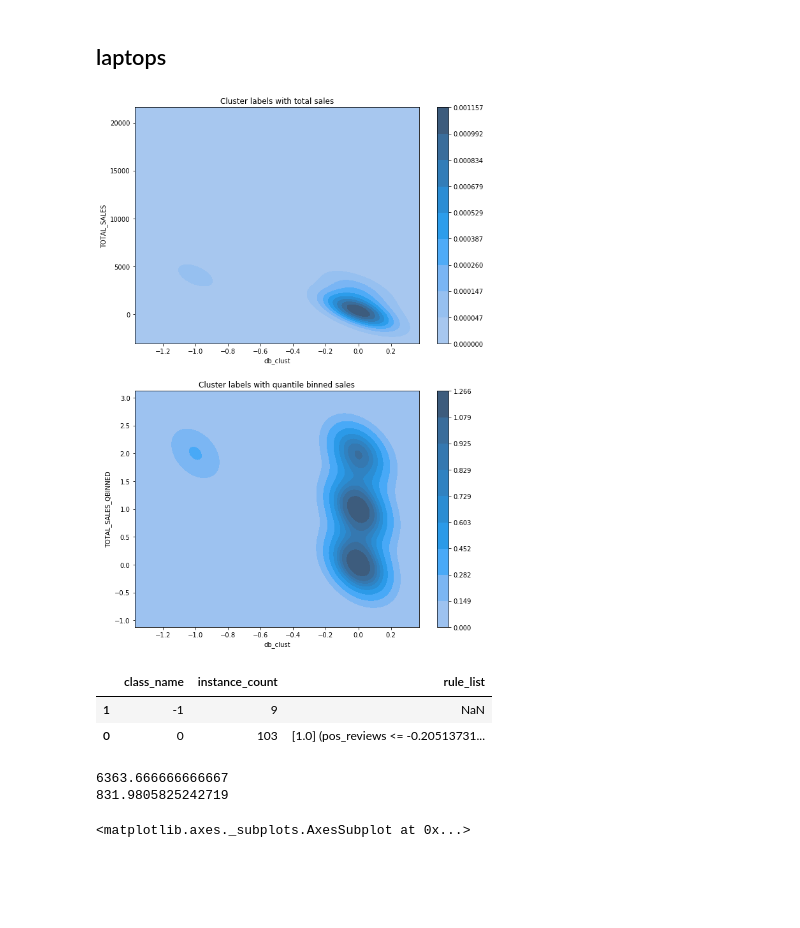
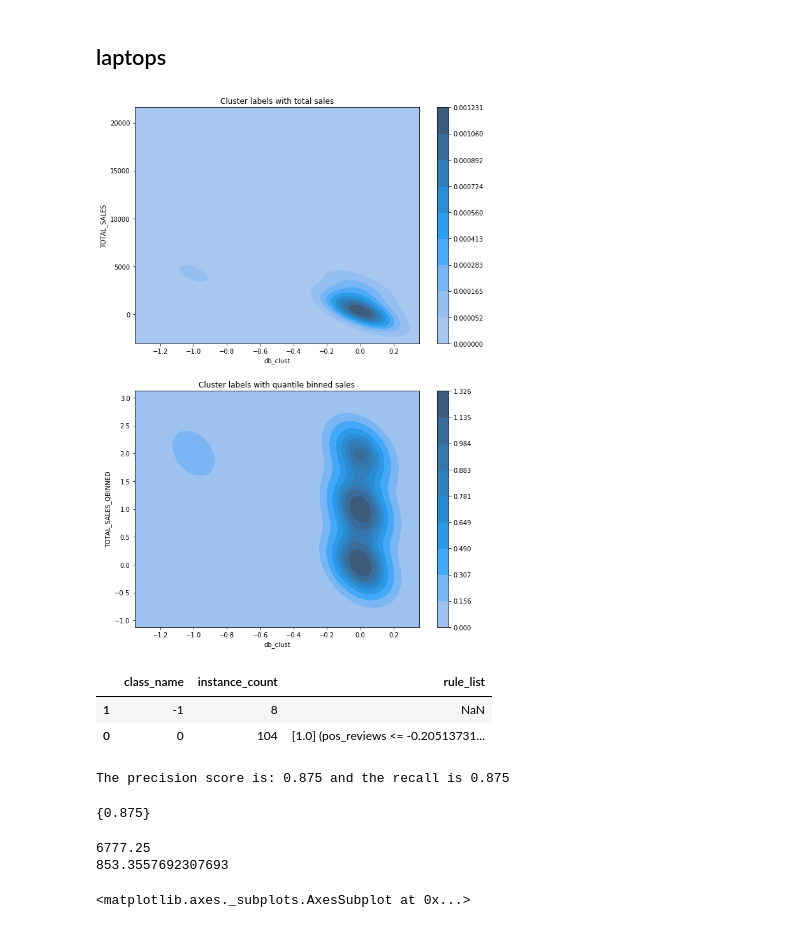
Before and after one commit to risdallseis/expenditure_prox, a Jupyter notebook: notebooks/modelling/DBscan_3f_all_cats_good_results.ipynb, the cells around one changed output. Saved outputs shown, nothing was run; the diff lists cells and outputs as text; code cells hidden in the pictures; blank space fills up the shorter version.

```diff
--- a/notebooks/modelling/DBscan_3f_all_cats_good_results.ipynb
+++ b/notebooks/modelling/DBscan_3f_all_cats_good_results.ipynb
@@ -193,24 +177,29 @@ def evaluate_clusters(
 ## laptops
 # %%
 lX['Rvol/%rec'] = lX['Rvol/%rec'].replace(np.nan, lX['Rvol/%rec'].median())
-dbscan_model = DBSCAN(eps=0.8, min_samples=(len(lX))/2)
+dbscan_model = DBSCAN(eps=0.8, min_samples=(len(lX))/4)
 db_clust = dbscan_model.fit_predict(lX[['no_reviews','Rvol/%rec','pos_reviews']])
 laptops['db_clust'] = pd.Series(db_clust, index=laptops.index)
 evaluate_clusters(laptops['db_clust'] ,laptops['TOTAL_SALES'],  laptops['TOTAL_SALES_QBINNED'])
 # %% [output]
-[figure, old version]
+[figure, new version]
 # %%
 cluster_intelligence.cluster_report(lX[['no_reviews','Rvol/%rec','pos_reviews']],db_clust)
 # %% [output]
 |  | class_name | instance_count | rule_list |
-| 1 | -1 | 9 | NaN |
-| 0 | 0 | 103 | [1.0] (pos_reviews <= -0.20513731... |
+| 1 | -1 | 8 | NaN |
+| 0 | 0 | 104 | [1.0] (pos_reviews <= -0.20513731... |
+# %%
+get_eval_scores(laptops['y_true'], laptops['db_clust'])
+# %% [output]
+The precision score is: 0.875 and the recall is 0.875
+{0.875}
 # %%
 print(laptops.loc[laptops.db_clust==-1]['TOTAL_SALES'].mean())
 print(laptops.loc[laptops.db_clust==-0]['TOTAL_SALES'].mean())
 # %% [output]
-6363.666666666667
-831.9805825242719
+6777.25
+853.3557692307693
 # %%
 lX['db_clust'] = pd.Series(db_clust, index=lX.index)
 f, axes = plt.subplots(1,3, figsize=(15,15))
```
Also changed, not shown: parts of 11 cells of this notebook, 6 other files.
